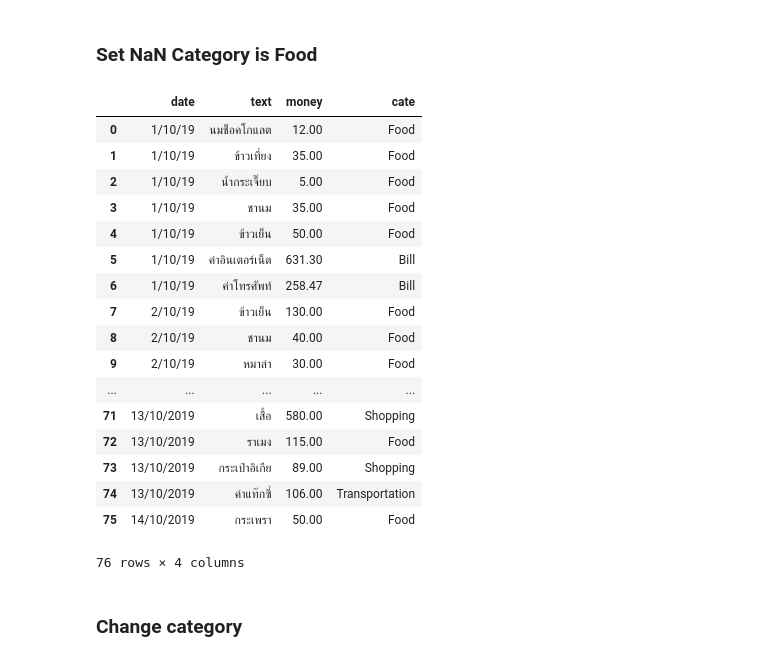
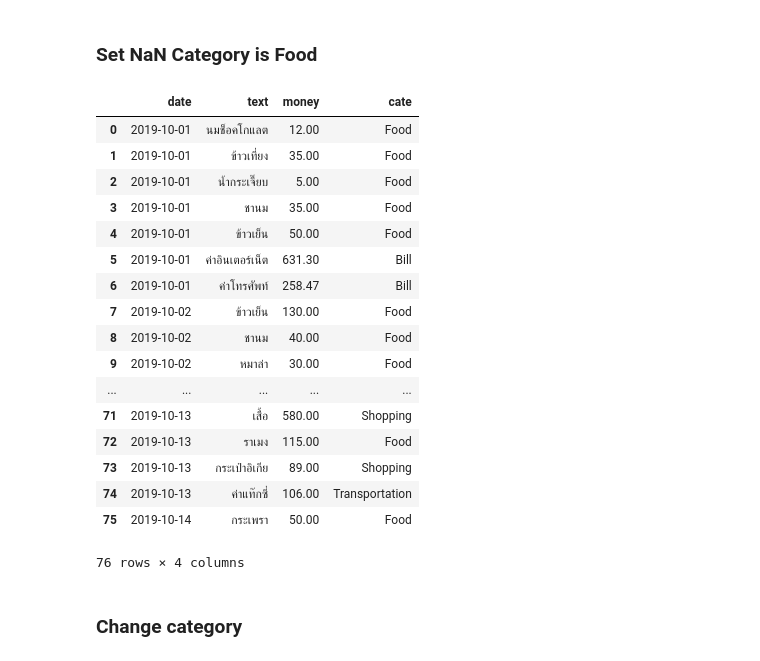
Before and after one commit to jakkritsonsanit/ChatBotExpenses, a Jupyter notebook: CollectData.ipynb, the cells around one changed output. Drawn from its saved outputs; the diff is of its cells as text; code cells hidden in the pictures.

```diff
--- a/CollectData.ipynb
+++ b/CollectData.ipynb
@@ -20,7 +25,7 @@ df = pd.DataFrame({
 # %% [markdown]
 ### Load Dataframe
 # %%
-df = pd.read_csv('Expenses.csv')
-df.tail()
+dfe = pd.read_csv('Expenses.csv')
+dfe.tail()
 # %% [output]
 |  | date | text | money | cate |
@@ -39,15 +44,16 @@ firebase = firebase.FirebaseApplication('https://line-bot-chrins.firebaseio.com/
 # %%
-result = firebase.get('/chat', None)
+result = firebase.get('/expenses', None)
 # %% [markdown]
 ### Append new expenses in dataframe
 # %%
 tmp = list()
-old_numlist = len(df)
+old_numlist = len(dfe)
 for k, v in result.items():
     tmp.append(v)
 for i in range(len(tmp)):
     if i >= old_numlist:
-        df = df.append(tmp[i], ignore_index=True)
-df.tail()
+        dfe = dfe.append(tmp[i], ignore_index=True)
+dfe.date = pd.to_datetime(dfe.date)
+dfe.tail()
 # %% [output]
 |  | date | text | money | cate |
@@ -87,26 +80,26 @@ df.head()
 # %% [markdown]
 ### Set NaN Category is Food
 # %%
-df.cate = df.cate.fillna('Food')
-df
+dfe.cate = dfe.cate.fillna('Food')
+dfe
 # %% [output]
 |  | date | text | money | cate |
-| 0 | 1/10/19 | นมช็อคโกแลต | 12.00 | Food |
-| 1 | 1/10/19 | ข้าวเที่ยง | 35.00 | Food |
-| 2 | 1/10/19 | น้ำกระเจี๊ยบ | 5.00 | Food |
-| 3 | 1/10/19 | ชานม | 35.00 | Food |
-| 4 | 1/10/19 | ข้าวเย็น | 50.00 | Food |
-| 5 | 1/10/19 | ค่าอินเตอร์เน็ต | 631.30 | Bill |
-| 6 | 1/10/19 | ค่าโทรศัพท์ | 258.47 | Bill |
-| 7 | 2/10/19 | ข้าวเย็น | 130.00 | Food |
-| 8 | 2/10/19 | ชานม | 40.00 | Food |
-| 9 | 2/10/19 | หมาล่า | 30.00 | Food |
+| 0 | 2019-10-01 | นมช็อคโกแลต | 12.00 | Food |
+| 1 | 2019-10-01 | ข้าวเที่ยง | 35.00 | Food |
+| 2 | 2019-10-01 | น้ำกระเจี๊ยบ | 5.00 | Food |
+| 3 | 2019-10-01 | ชานม | 35.00 | Food |
+| 4 | 2019-10-01 | ข้าวเย็น | 50.00 | Food |
+| 5 | 2019-10-01 | ค่าอินเตอร์เน็ต | 631.30 | Bill |
+| 6 | 2019-10-01 | ค่าโทรศัพท์ | 258.47 | Bill |
+| 7 | 2019-10-02 | ข้าวเย็น | 130.00 | Food |
+| 8 | 2019-10-02 | ชานม | 40.00 | Food |
+| 9 | 2019-10-02 | หมาล่า | 30.00 | Food |
 | ... | ... | ... | ... | ... |
-| 71 | 13/10/2019 | เสื้อ | 580.00 | Shopping |
-| 72 | 13/10/2019 | ราเมง | 115.00 | Food |
-| 73 | 13/10/2019 | กระเป๋าอิเกีย | 89.00 | Shopping |
-| 74 | 13/10/2019 | ค่าแท๊กซี่ | 106.00 | Transportation |
-| 75 | 14/10/2019 | กระเพรา | 50.00 | Food |
+| 71 | 2019-10-13 | เสื้อ | 580.00 | Shopping |
+| 72 | 2019-10-13 | ราเมง | 115.00 | Food |
+| 73 | 2019-10-13 | กระเป๋าอิเกีย | 89.00 | Shopping |
+| 74 | 2019-10-13 | ค่าแท๊กซี่ | 106.00 | Transportation |
+| 75 | 2019-10-14 | กระเพรา | 50.00 | Food |
 76 rows × 4 columns
 # %% [markdown]
 ### Change category
```
Also changed, not shown: parts of 33 cells of this notebook, 5 other files.
